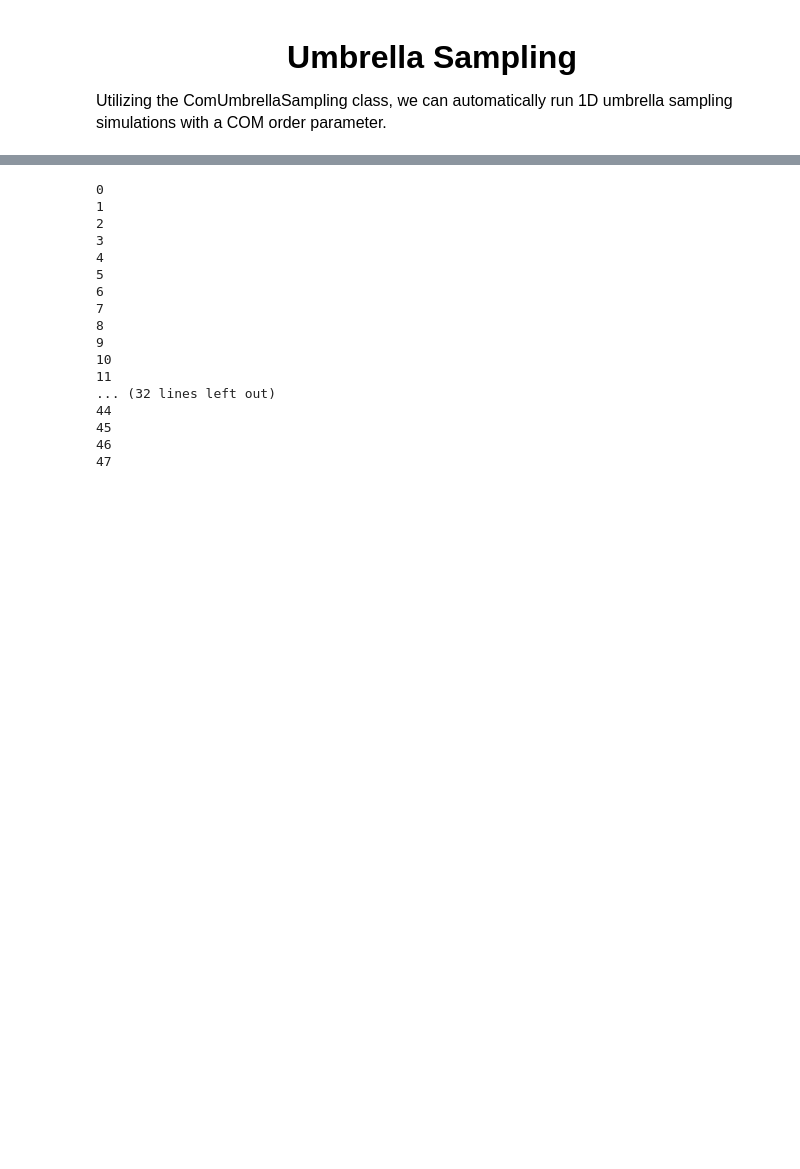
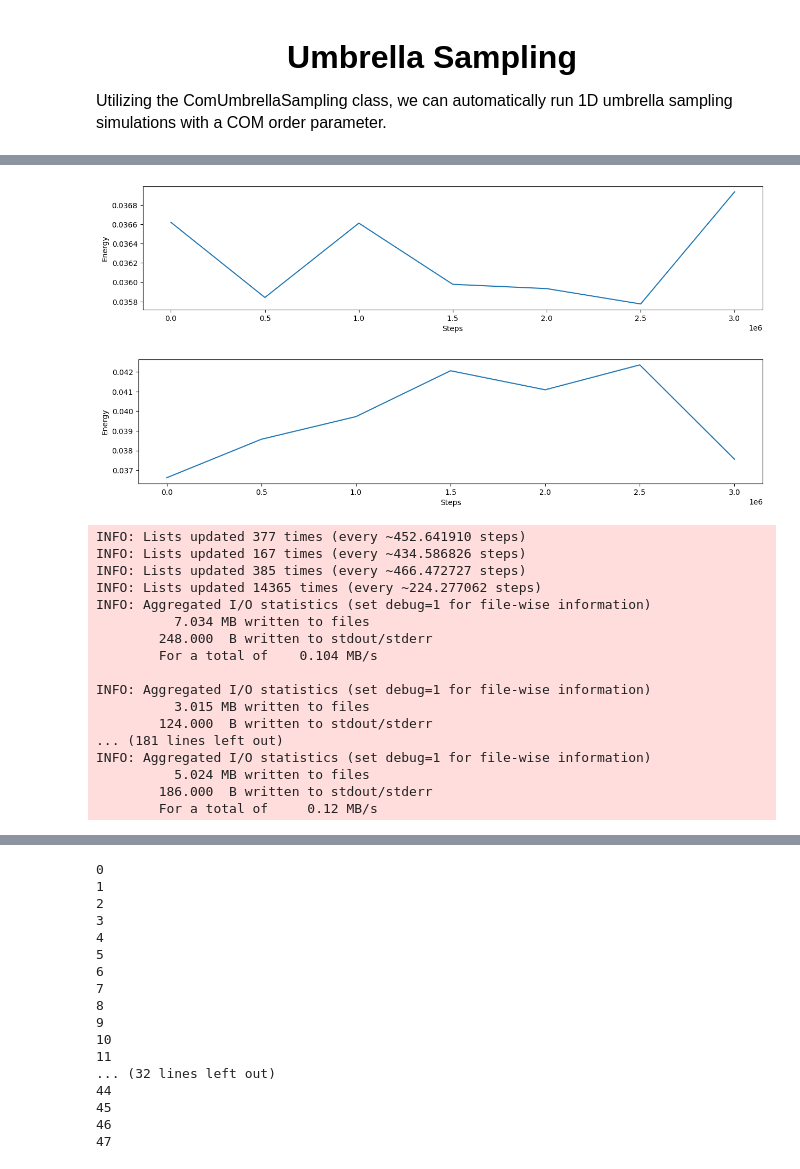
Before and after one commit to mlsample/ipy_oxDNA, a Jupyter notebook: src/synbody.ipynb, the cells around one changed output, grey strips where cells are left out. Drawn from its saved outputs; the diff is of its cells as text; code cells hidden in the pictures; blank space fills up the shorter version.

```diff
--- a/src/synbody.ipynb
+++ b/src/synbody.ipynb
@@ -16,13 +16,3 @@ from umbrella_sampling import ComUmbrellaSampling, CustomObservableUmbrellaSampl
 from oxdna_simulation import SimulationManager, Simulation, Observable, Force
 import os
 import matplotlib.pyplot as plt
-# %%
-path = os.path.abspath('/scratch/mlsample/ipy_oxDNA/ipy_oxdna_examples')
-file_dir = f'{path}/synbody/bound'
-sim_dir = f'{file_dir}/unbiased'
-
-sim = Simulation(file_dir, sim_dir)
-# %%
-sim.build(clean_build='force', protein=True, force_file=True)
-sim.input_file({'dt':'0.003', 'steps':'1e7','print_energy_every': '1e4','print_conf_interval':'1e4'})
-sim.oxpy_run.run()
@@ -46,0 +19,17 @@ sim.analysis.view_last()
+# %%
+sim_manager = SimulationManager()
+
+path = os.path.abspath('/scratch/mlsample/ipy_oxDNA/ipy_oxdna_examples')
+file_dir = f'{path}/synbody/3_bound'
+dts = ['0.001', '0.002']
+sim_dir_list = [f'{file_dir}/dt_{idx}_{dt}' for idx, dt in zip(range(len(dts)), dts)]
+
+sim_list = [Simulation(file_dir, sim_dir) for sim_dir in sim_dir_list]
+
+sim_parameters = [{'dt':dt, 'steps':'1e9','print_energy_every': '5e5','print_conf_interval':'5e5'} for dt in dts]
+for sim_parameter, sim in zip(sim_parameters, sim_list):
+    sim.build(clean_build='force')
+    sim.add_protein_par()
+    sim.add_force_file()
+    sim.input_file(sim_parameter)
+    sim_manager.queue_sim(sim)
@@ -47,2 +63,25 @@ sim.analysis.view_last()
+# %%
+for sim in sim_list:
+    sim.analysis.plot_energy()
+# %% [output]
+[figure, added]
+[figure, added]
+INFO: Lists updated 377 times (every ~452.641910 steps)
+INFO: Lists updated 167 times (every ~434.586826 steps)
+INFO: Lists updated 385 times (every ~466.472727 steps)
+INFO: Lists updated 14365 times (every ~224.277062 steps)
+INFO: Aggregated I/O statistics (set debug=1 for file-wise information)
+          7.034 MB written to files
+        248.000  B written to stdout/stderr
+        For a total of    0.104 MB/s
+
+INFO: Aggregated I/O statistics (set debug=1 for file-wise information)
+          3.015 MB written to files
+        124.000  B written to stdout/stderr
+... (181 lines left out)
+INFO: Aggregated I/O statistics (set debug=1 for file-wise information)
+          5.024 MB written to files
+        186.000  B written to stdout/stderr
+        For a total of     0.12 MB/s
 # %%
 path = os.path.abspath('/scratch/mlsample/ipy_oxDNA/ipy_oxdna_examples')
```
Also changed, not shown: parts of 12 cells of this notebook, 23 other files.
